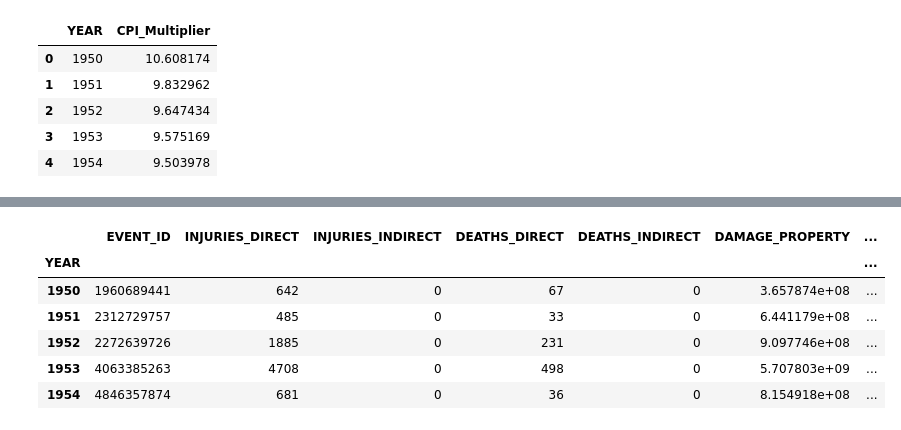
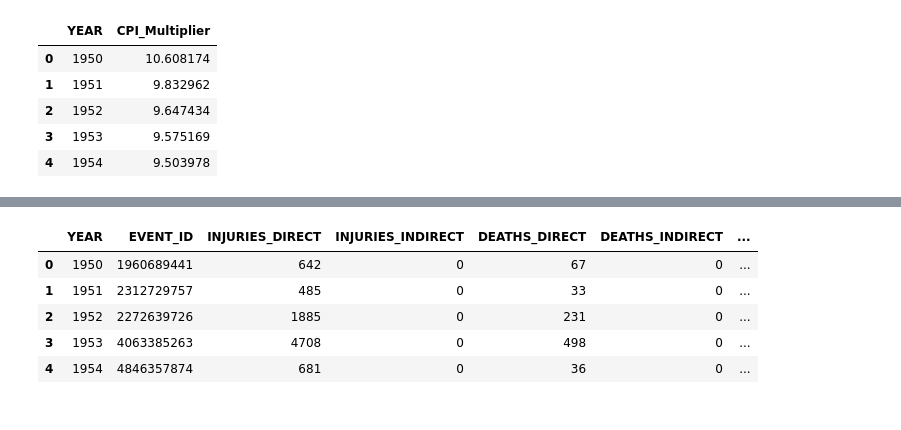
Before and after one commit to RedRubiksCube/project1, a Jupyter notebook: Data Cleaning/Project1Final-BS.ipynb, the cells around one changed output, grey strips where cells are left out. Drawn from its saved outputs; the diff is of its cells as text; code cells hidden in the pictures.

```diff
--- a/Data Cleaning/Project1Final-BS.ipynb
+++ b/Data Cleaning/Project1Final-BS.ipynb
@@ -30,0 +48,14 @@ natural_disasters_df.head()
+# %%
+# Converting both data frames to intergers
+pop_df = pop_df.astype(int)
+us_em_df = us_em_df.astype(int)
+# %%
+#Renaming the Data Frame
+merged_data = pop_df.merge(us_em_df)
+merged_data = merged_data.rename(columns={'Year':"YEAR",'Population by Millions':"pop", 'Metric ton per Capita Emissions':'emissions'})
+merged_data.dtypes
+#Multiplying out the Data frames to get total emissions of the US
+merged_data['US Total Emmissions (Metric Ton)'] = merged_data['pop'] * merged_data['emissions']
+merged_data = merged_data.drop(columns =['pop', 'emissions'])
+merged_data['YEAR'] = pd.to_numeric(merged_data['YEAR'])
+merged_data.head()
@@ -141,15 +179,15 @@ ttwh_df.head()
 | 3 | 10104928 | PENNSYLVANIA | 1950 | July | Tornado | 0 | 0 | 0 | ... |
 | 4 | 10104929 | PENNSYLVANIA | 1950 | July | Tornado | 0 | 0 | 0 | ... |
 # %%
-# Create a yearly DF for Tornado Thunderstorms and Hail
+# Create a yearly DF for Tornado/Thunderstorms/Hail
 yearly_df = ttwh_df.groupby(by=['YEAR']).sum()
+yearly_df = pd.merge(yearly_df, merged_data, how='left', on='YEAR')
 yearly_df.head()
 # %% [output]
-|  | EVENT_ID | INJURIES_DIRECT | INJURIES_INDIRECT | DEATHS_DIRECT | DEATHS_INDIRECT | DAMAGE_PROPERTY | ... |
-| YEAR |  |  |  |  |  |  | ... |
-| 1950 | 1960689441 | 642 | 0 | 67 | 0 | 3.657874e+08 | ... |
-| 1951 | 2312729757 | 485 | 0 | 33 | 0 | 6.441179e+08 | ... |
-| 1952 | 2272639726 | 1885 | 0 | 231 | 0 | 9.097746e+08 | ... |
-| 1953 | 4063385263 | 4708 | 0 | 498 | 0 | 5.707803e+09 | ... |
-| 1954 | 4846357874 | 681 | 0 | 36 | 0 | 8.154918e+08 | ... |
+|  | YEAR | EVENT_ID | INJURIES_DIRECT | INJURIES_INDIRECT | DEATHS_DIRECT | DEATHS_INDIRECT | ... |
+| 0 | 1950 | 1960689441 | 642 | 0 | 67 | 0 | ... |
+| 1 | 1951 | 2312729757 | 485 | 0 | 33 | 0 | ... |
+| 2 | 1952 | 2272639726 | 1885 | 0 | 231 | 0 | ... |
+| 3 | 1953 | 4063385263 | 4708 | 0 | 498 | 0 | ... |
+| 4 | 1954 | 4846357874 | 681 | 0 | 36 | 0 | ... |
 # %%
```
Also changed, not shown: parts of 37 cells of this notebook, 2 other files.
